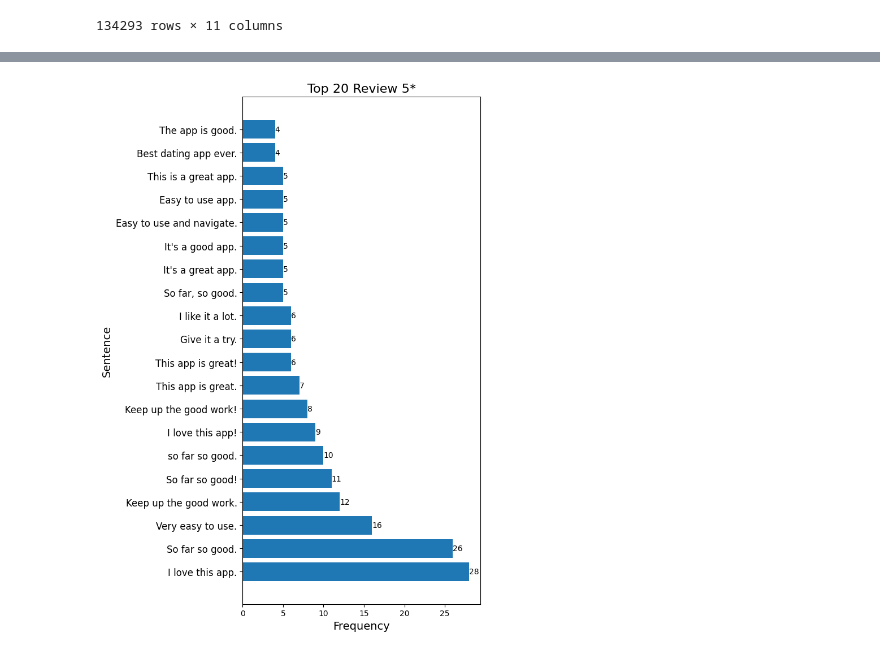
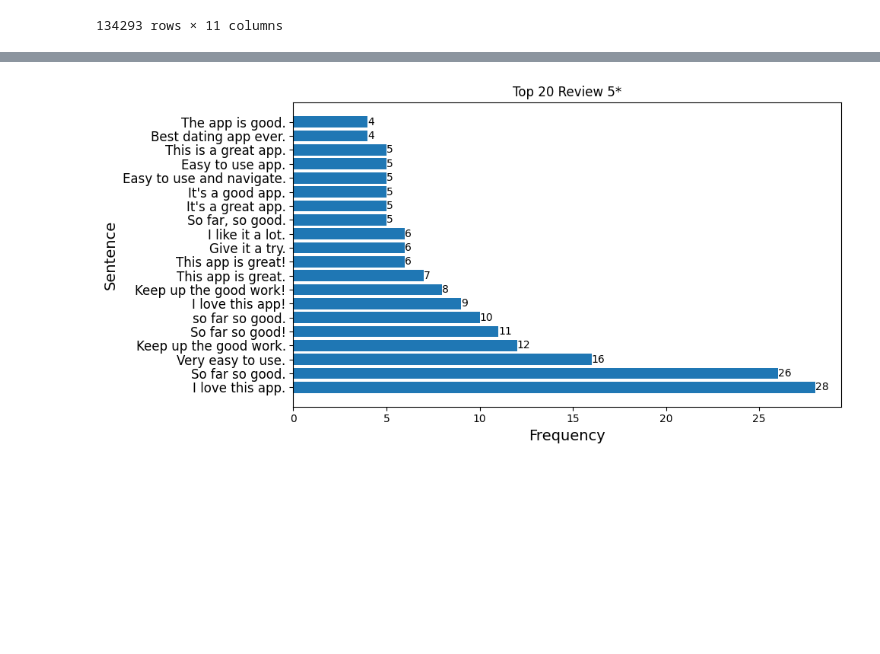
Before and after one commit to hothinga532/OkCupid-Analyst, a Jupyter notebook: OKcupid_googleplay_review.ipynb, the cells around one changed output, grey strips where cells are left out. Drawn from its saved outputs; the diff is of its cells as text; code cells hidden in the pictures; blank space fills up the shorter version.

```diff
--- a/OKcupid_googleplay_review.ipynb
+++ b/OKcupid_googleplay_review.ipynb
@@ -211,22 +211,22 @@ Total: 183
 # %%
 import matplotlib.pyplot as plt
 
 # Extract the sentences and their frequencies
 sentences, frequencies = zip(*top_sentences)
 
 # Create a bar chart
-plt.figure(figsize=(7, 10))
+plt.figure(figsize=(10, 5))
 plt.barh(range(len(top_sentences)), [count for sentence, count in top_sentences])
 plt.yticks(range(len(top_sentences)), [sentence for sentence, count in top_sentences], fontsize=12)
 plt.xlabel('Frequency', fontsize=14)
 plt.ylabel('Sentence', fontsize=14)
-plt.title('Top 20 Review 5*', fontsize=16)
+plt.title('Top 20 Review 5*', fontsize=12)
 plt.tight_layout()
 
 # Add data labels to the bars
 for i, frequency in enumerate(frequencies):
     plt.text(frequency, i, str(frequency), ha='left', va='center')
 
 plt.show()
 # %% [output]
-[figure, old version]
+[figure, new version]
```
Also changed, not shown: parts of 2 cells of this notebook.
